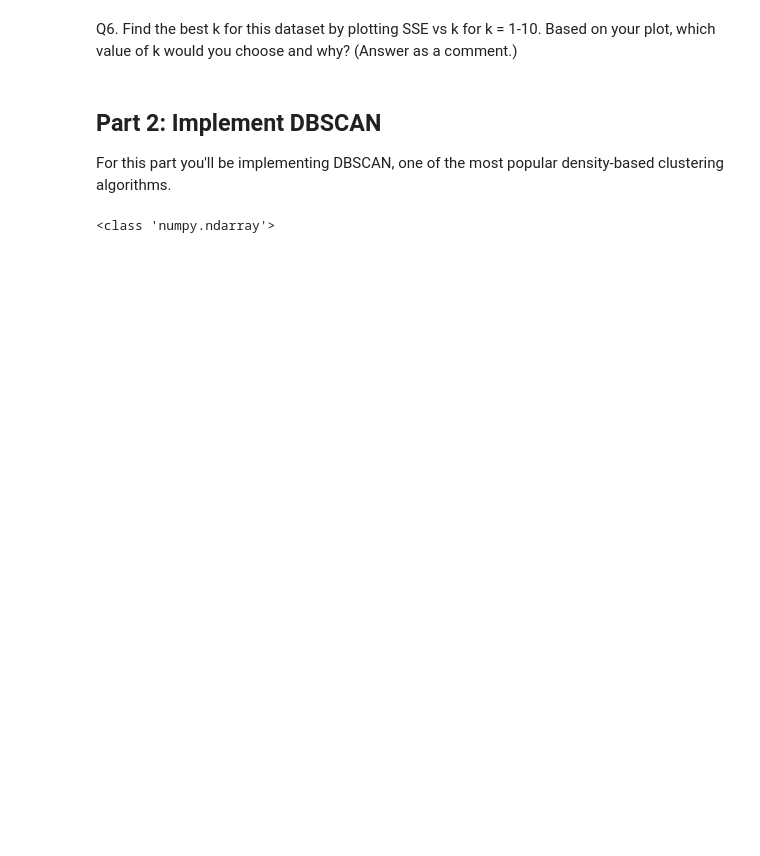
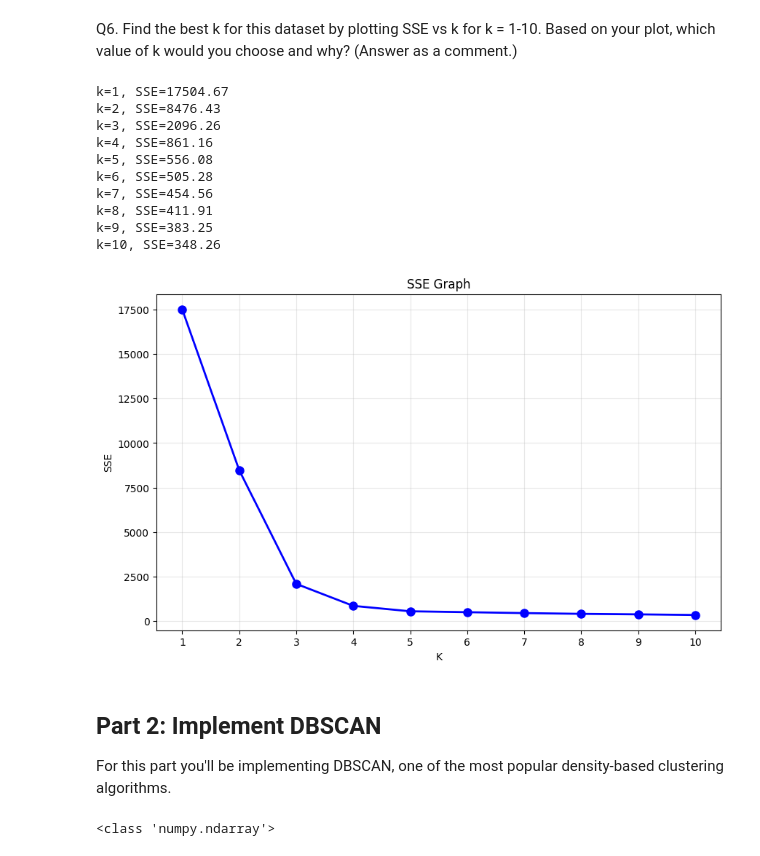
Before and after one commit to sebiaramirez/ml-homework-5, a Jupyter notebook: HW5 - Clustering.ipynb, the cells around one changed output. Saved outputs shown, nothing was run; the diff lists cells and outputs as text; code cells hidden in the pictures; blank space fills up the shorter version.

```diff
--- a/HW5 - Clustering.ipynb
+++ b/HW5 - Clustering.ipynb
@@ -73,3 +134,42 @@ Q6. Find the best k for this dataset by plotting SSE vs k for k = 1-10. Based on
+# %%
+from sklearn.cluster import KMeans
+
+#SSE from k=1 to 10
+sse_values = []
+k_values = range(1, 11)
+
+for k in k_values:
+    kmeans = KMeans(n_clusters=k, random_state=42, n_init=10)
+    kmeans.fit(data)
+    sse_values.append(kmeans.inertia_)
+    print(f"k={k}, SSE={kmeans.inertia_:.2f}")
+
+#plot the curve
+plt.figure(figsize=(10, 6))
+plt.plot(k_values, sse_values, 'bo-', linewidth=2, markersize=8)
+plt.xlabel('K')
+plt.ylabel('SSE')
+plt.title('SSE Graph')
+plt.xticks(k_values)
+plt.grid(True, alpha=0.3)
+plt.show()
+
+
+
+#Based on the elbow method, I would pick k=3; it seems like the most obvious elbow position,
+#or the point at which the change in rate of change is most drastic.
+# %% [output]
+k=1, SSE=17504.67
+k=2, SSE=8476.43
+k=3, SSE=2096.26
+k=4, SSE=861.16
+k=5, SSE=556.08
+k=6, SSE=505.28
+k=7, SSE=454.56
+k=8, SSE=411.91
+k=9, SSE=383.25
+k=10, SSE=348.26
+[figure, added]
 # %% [markdown]
 ## Part 2: Implement DBSCAN
 
```
Also changed, not shown: parts of 13 cells of this notebook.
